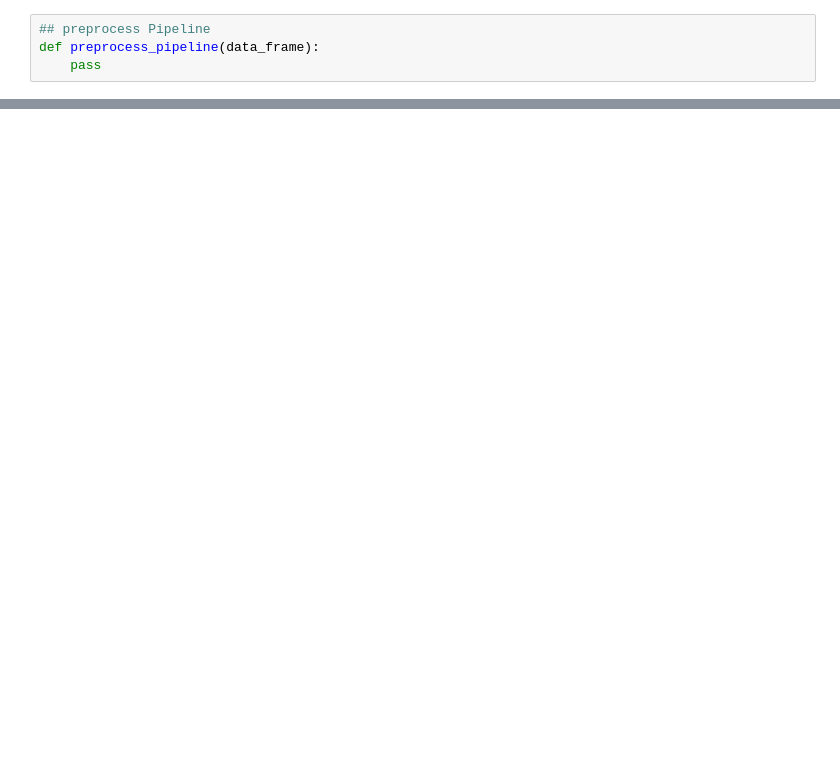
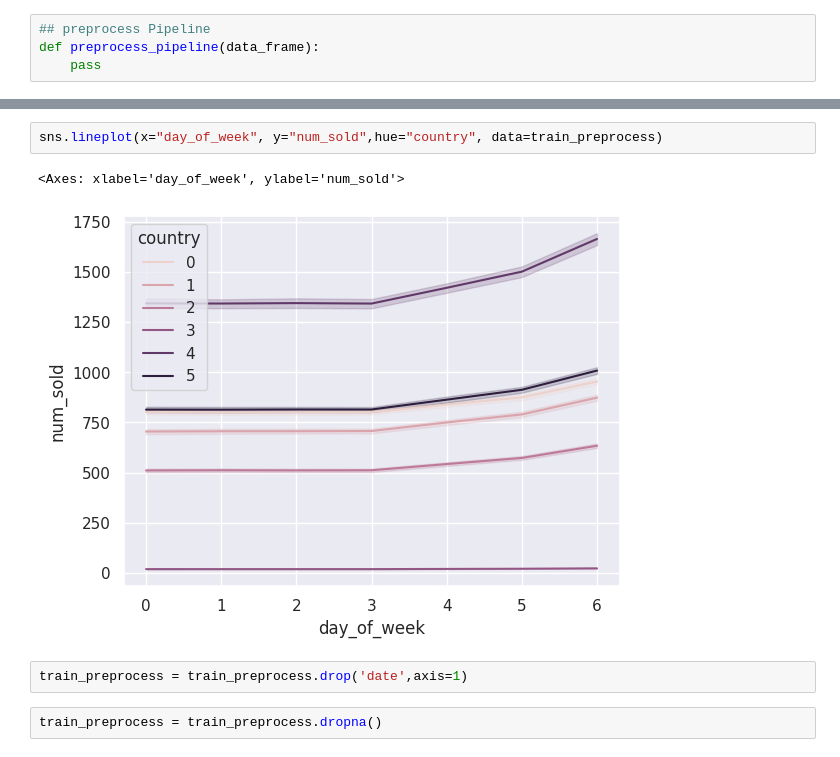
Before and after one commit to pawara101/Kaggle-competitions-by-pawara101, a Jupyter notebook: notebookcacc229a9c.ipynb, the cells around one changed output, grey strips where cells are left out. Saved outputs shown, nothing was run; the diff lists cells and outputs as text; blank space fills up the shorter version.

```diff
--- a/notebookcacc229a9c.ipynb
+++ b/notebookcacc229a9c.ipynb
@@ -367,0 +477,9 @@ test_1_df.isna()
+# %%
+sns.lineplot(x="day_of_week", y="num_sold",hue="country", data=train_preprocess)
+# %% [output]
+<Axes: xlabel='day_of_week', ylabel='num_sold'>
+[figure, added]
+# %%
+train_preprocess = train_preprocess.drop('date',axis=1)
+# %%
+train_preprocess = train_preprocess.dropna()
```
Also changed, not shown: parts of 52 cells of this notebook.
